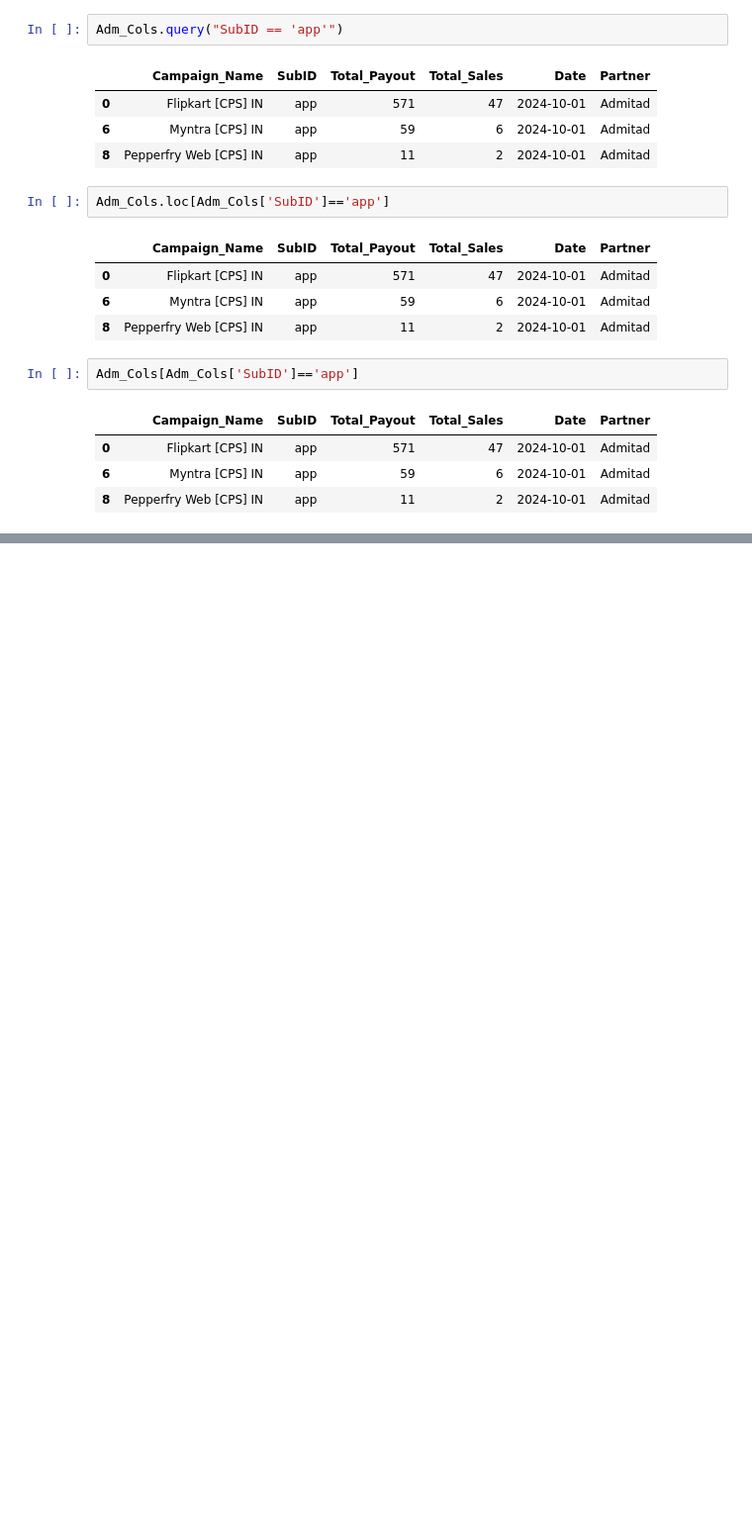
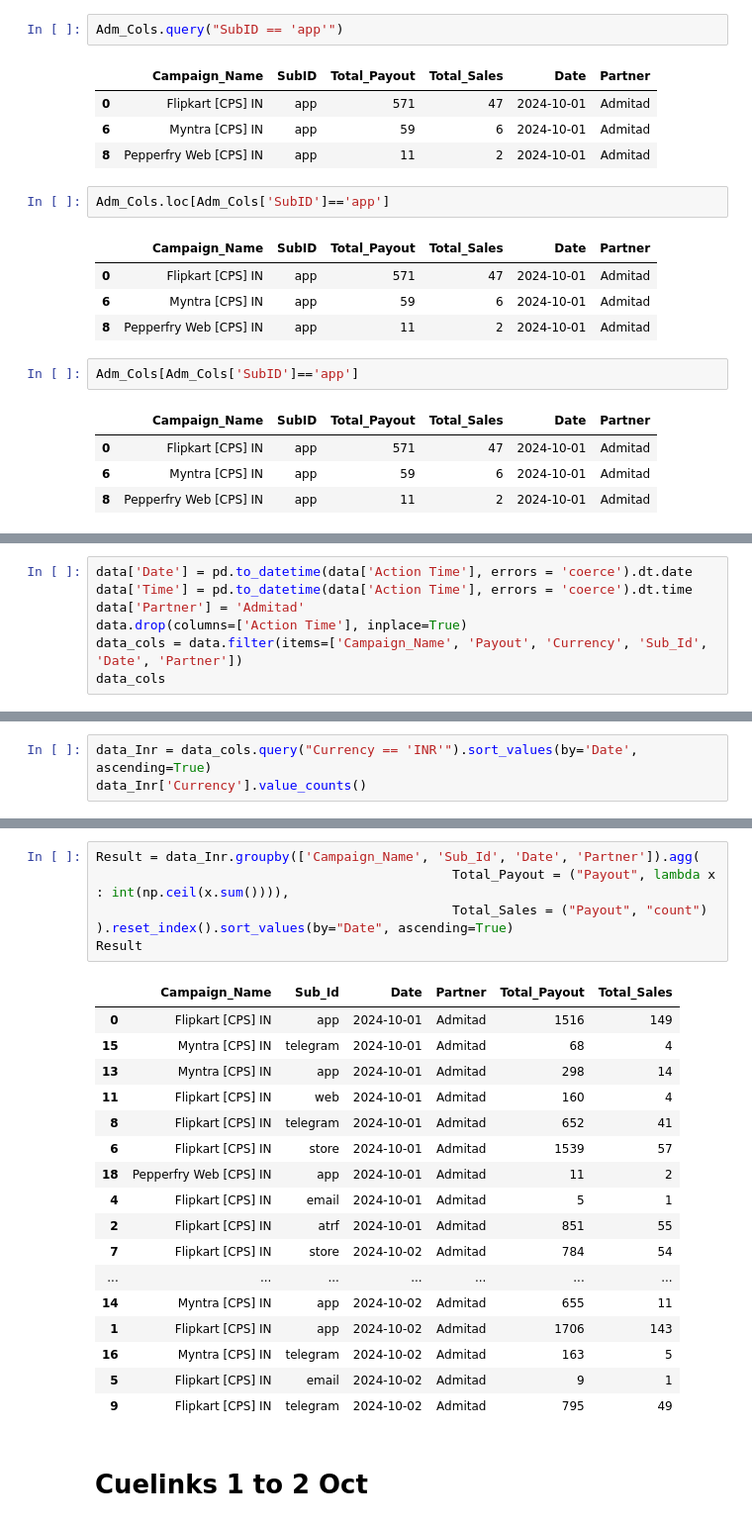
Before and after one commit to Maruf-Ahmad-khan/Pattern-Recognition-And-Machine-Learning, a Jupyter notebook: Payout Performance.ipynb, the cells around one changed output, grey strips where cells are left out. Shown at 99% size. Saved outputs shown, nothing was run; the diff lists cells and outputs as text; blank space fills up the shorter version.

```diff
--- a/Payout Performance.ipynb
+++ b/Payout Performance.ipynb
@@ -390,0 +373,7 @@ Sorted array:
+# %%
+data['Date'] = pd.to_datetime(data['Action Time'], errors = 'coerce').dt.date
+data['Time'] = pd.to_datetime(data['Action Time'], errors = 'coerce').dt.time
+data['Partner'] = 'Admitad'
+data.drop(columns=['Action Time'], inplace=True)
+data_cols = data.filter(items=['Campaign_Name', 'Payout', 'Currency', 'Sub_Id', 'Date', 'Partner'])
+data_cols
@@ -390,0 +409,3 @@ Sorted array:
+# %%
+data_Inr = data_cols.query("Currency == 'INR'").sort_values(by='Date', ascending=True)
+data_Inr['Currency'].value_counts()
@@ -390,0 +424,26 @@ Sorted array:
+# %%
+Result = data_Inr.groupby(['Campaign_Name', 'Sub_Id', 'Date', 'Partner']).agg(
+                                              Total_Payout = ("Payout", lambda x : int(np.ceil(x.sum()))),
+                                              Total_Sales = ("Payout", "count")
+).reset_index().sort_values(by="Date", ascending=True)
+Result
+# %% [output]
+|  | Campaign_Name | Sub_Id | Date | Partner | Total_Payout | Total_Sales |
+| 0 | Flipkart [CPS] IN | app | 2024-10-01 | Admitad | 1516 | 149 |
+| 15 | Myntra [CPS] IN | telegram | 2024-10-01 | Admitad | 68 | 4 |
+| 13 | Myntra [CPS] IN | app | 2024-10-01 | Admitad | 298 | 14 |
+| 11 | Flipkart [CPS] IN | web | 2024-10-01 | Admitad | 160 | 4 |
+| 8 | Flipkart [CPS] IN | telegram | 2024-10-01 | Admitad | 652 | 41 |
+| 6 | Flipkart [CPS] IN | store | 2024-10-01 | Admitad | 1539 | 57 |
+| 18 | Pepperfry Web [CPS] IN | app | 2024-10-01 | Admitad | 11 | 2 |
+| 4 | Flipkart [CPS] IN | email | 2024-10-01 | Admitad | 5 | 1 |
+| 2 | Flipkart [CPS] IN | atrf | 2024-10-01 | Admitad | 851 | 55 |
+| 7 | Flipkart [CPS] IN | store | 2024-10-02 | Admitad | 784 | 54 |
+| ... | ... | ... | ... | ... | ... | ... |
+| 14 | Myntra [CPS] IN | app | 2024-10-02 | Admitad | 655 | 11 |
+| 1 | Flipkart [CPS] IN | app | 2024-10-02 | Admitad | 1706 | 143 |
+| 16 | Myntra [CPS] IN | telegram | 2024-10-02 | Admitad | 163 | 5 |
+| 5 | Flipkart [CPS] IN | email | 2024-10-02 | Admitad | 9 | 1 |
+| 9 | Flipkart [CPS] IN | telegram | 2024-10-02 | Admitad | 795 | 49 |
+# %% [markdown]
+# Cuelinks 1 to 2 Oct
```
Also changed, not shown: parts of 12 cells of this notebook, 4 other files.
